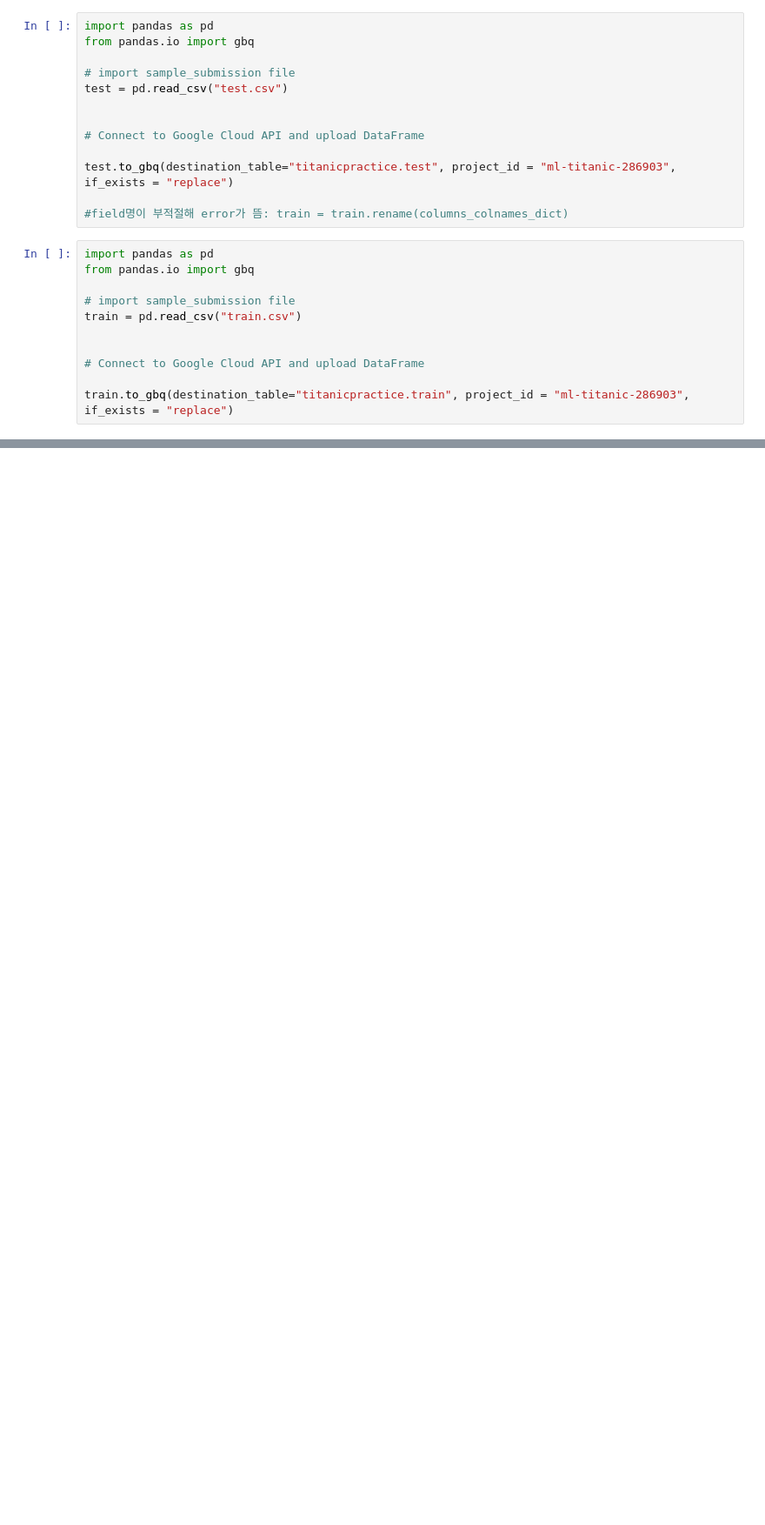
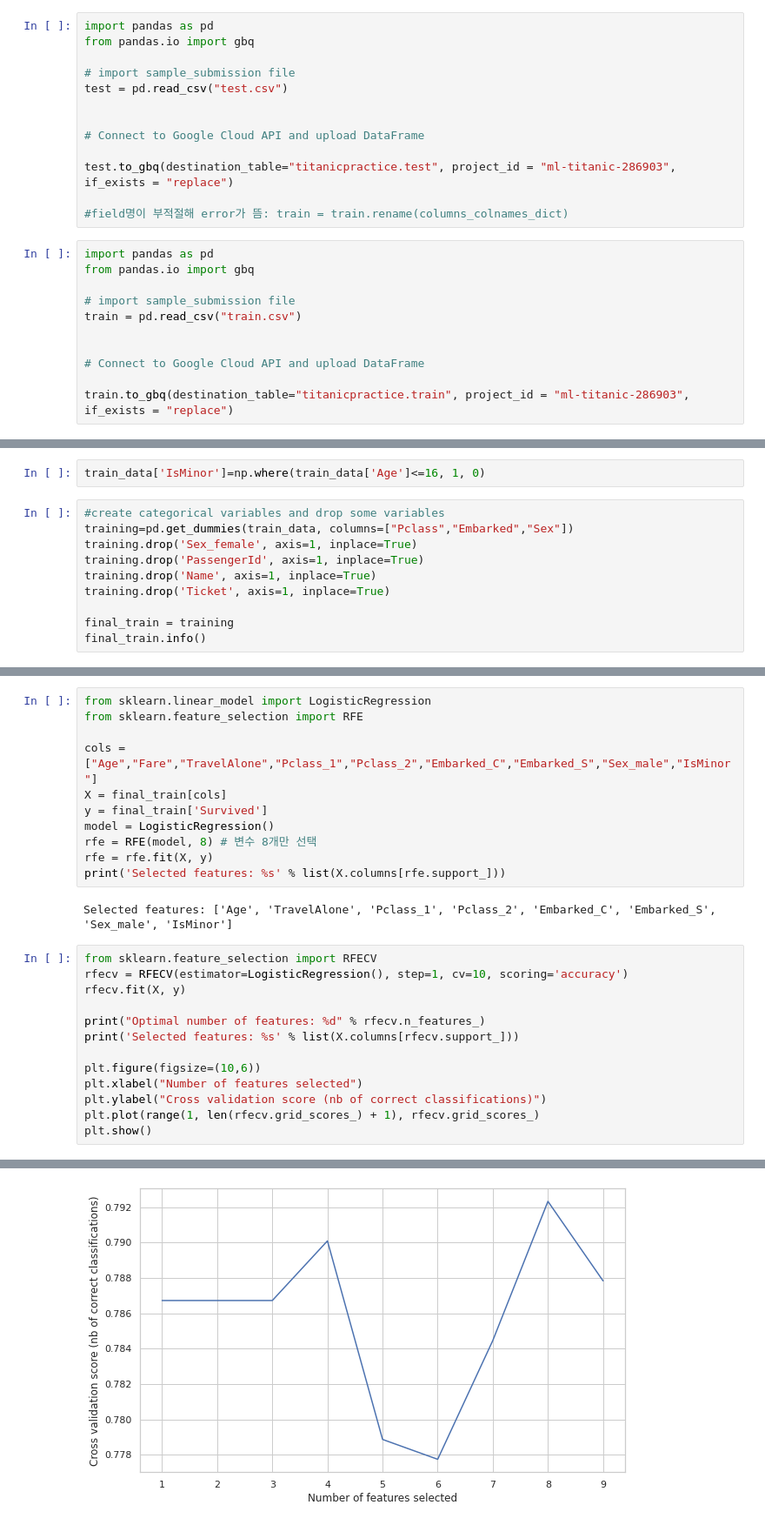
Before and after one commit to dwtkse33/ml_GoogleColab, a Jupyter notebook: Titanic_drive&colab_연동.ipynb, the cells around one changed output, grey strips where cells are left out. Shown at 87% size. Saved outputs shown, nothing was run; the diff lists cells and outputs as text; blank space fills up the shorter version.

```diff
--- a/Titanic_drive&colab_연동.ipynb
+++ b/Titanic_drive&colab_연동.ipynb
@@ -76,0 +184,12 @@ train.to_gbq(destination_table="titanicpractice.train", project_id = "ml-titanic
+# %%
+train_data['IsMinor']=np.where(train_data['Age']<=16, 1, 0)
+# %%
+#create categorical variables and drop some variables
+training=pd.get_dummies(train_data, columns=["Pclass","Embarked","Sex"])
+training.drop('Sex_female', axis=1, inplace=True)
+training.drop('PassengerId', axis=1, inplace=True)
+training.drop('Name', axis=1, inplace=True)
+training.drop('Ticket', axis=1, inplace=True)
+
+final_train = training
+final_train.info()
@@ -76,0 +256,27 @@ train.to_gbq(destination_table="titanicpractice.train", project_id = "ml-titanic
+# %%
+from sklearn.linear_model import LogisticRegression
+from sklearn.feature_selection import RFE
+
+cols = ["Age","Fare","TravelAlone","Pclass_1","Pclass_2","Embarked_C","Embarked_S","Sex_male","IsMinor"]
+X = final_train[cols]
+y = final_train['Survived']
+model = LogisticRegression()
+rfe = RFE(model, 8) # 변수 8개만 선택
+rfe = rfe.fit(X, y)
+print('Selected features: %s' % list(X.columns[rfe.support_]))
+# %% [output]
+Selected features: ['Age', 'TravelAlone', 'Pclass_1', 'Pclass_2', 'Embarked_C', 'Embarked_S', 'Sex_male', 'IsMinor']
+# %%
+from sklearn.feature_selection import RFECV
+rfecv = RFECV(estimator=LogisticRegression(), step=1, cv=10, scoring='accuracy')
+rfecv.fit(X, y)
+
+print("Optimal number of features: %d" % rfecv.n_features_)
+print('Selected features: %s' % list(X.columns[rfecv.support_]))
+
+plt.figure(figsize=(10,6))
+plt.xlabel("Number of features selected")
+plt.ylabel("Cross validation score (nb of correct classifications)")
+plt.plot(range(1, len(rfecv.grid_scores_) + 1), rfecv.grid_scores_)
+plt.show()
+# %% [output]
@@ -76,0 +285 @@ train.to_gbq(destination_table="titanicpractice.train", project_id = "ml-titanic
+[figure, added]
```
Also changed, not shown: parts of 22 cells of this notebook.
